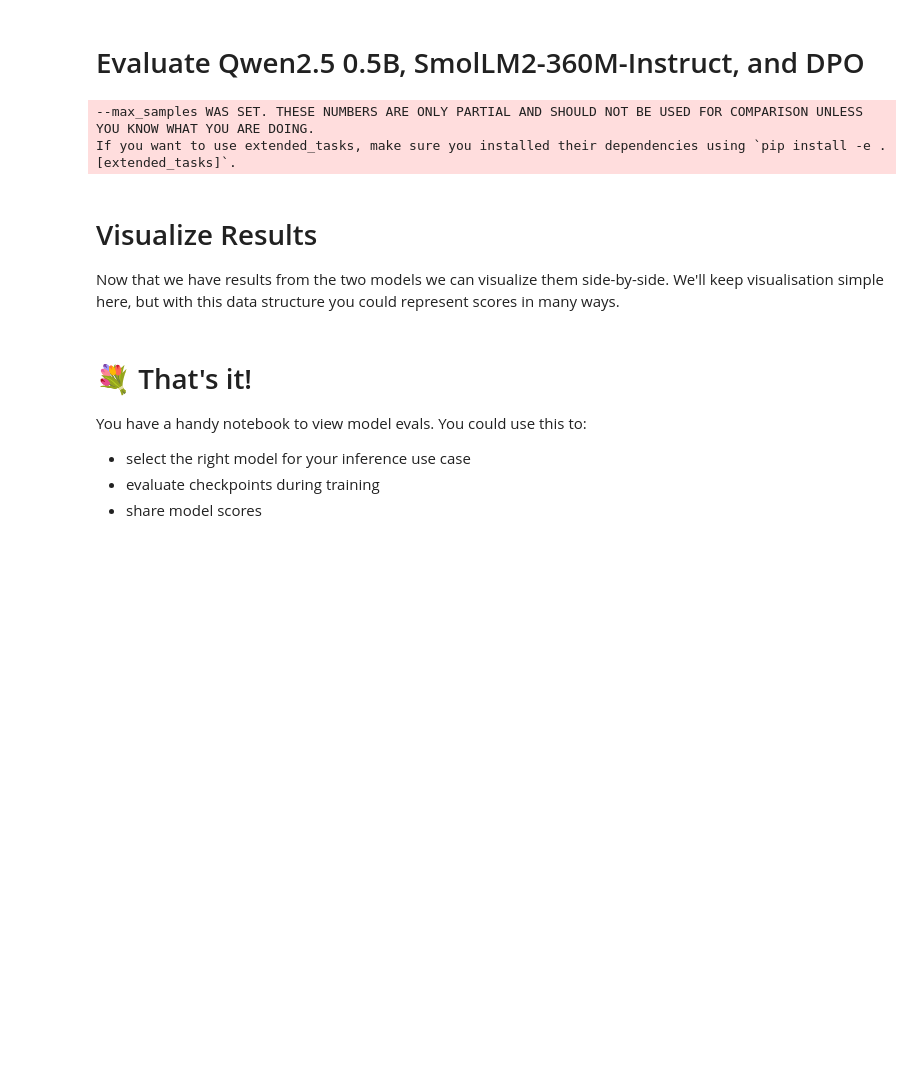
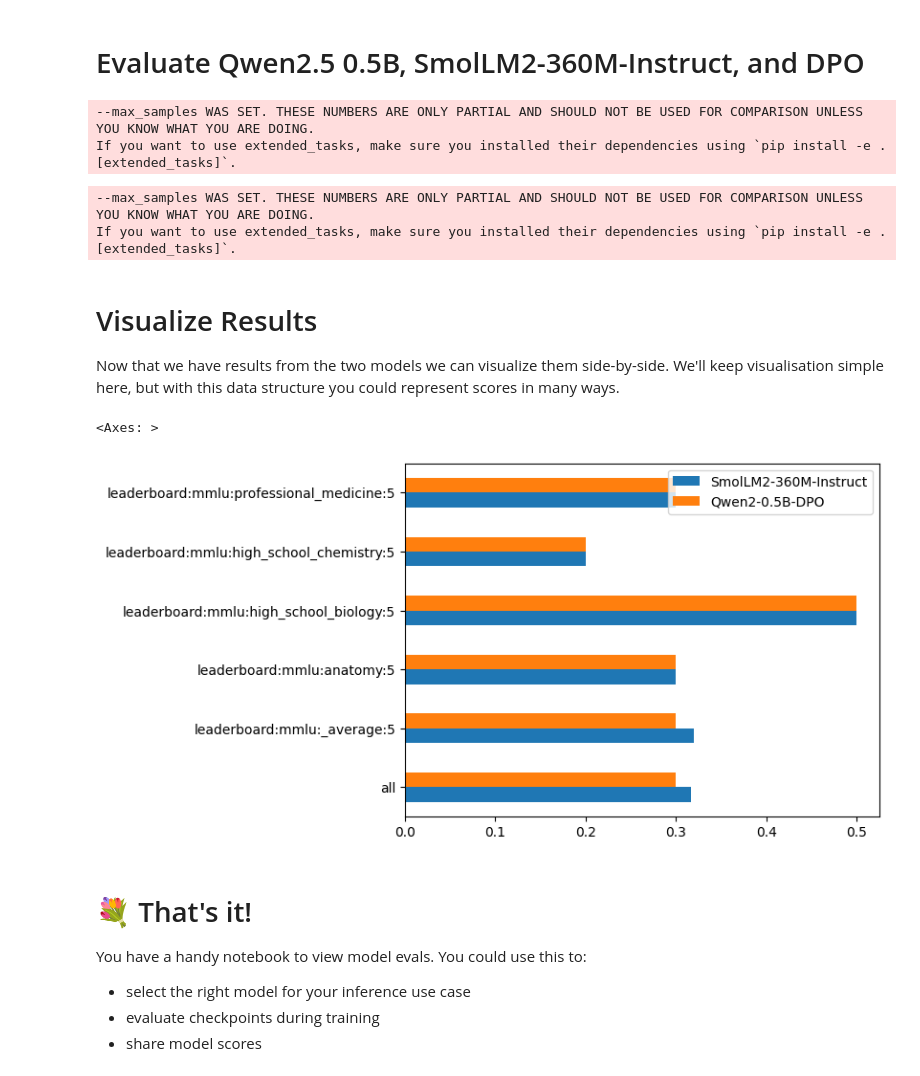
Before and after one commit to lukechen526/smol-course, a Jupyter notebook: 4_evaluation/notebooks/lighteval_evaluate_and_analyse_your_LLM.ipynb, the cells around one changed output. Saved outputs shown, nothing was run; the diff lists cells and outputs as text; code cells hidden in the pictures; blank space fills up the shorter version.

```diff
--- a/4_evaluation/notebooks/lighteval_evaluate_and_analyse_your_LLM.ipynb
+++ b/4_evaluation/notebooks/lighteval_evaluate_and_analyse_your_LLM.ipynb
@@ -73,10 +74,9 @@ from datetime import timedelta, datetime
 
 
 evaluation_tracker = EvaluationTracker(
-    output_dir="tmp/",
+    output_dir="~/tmp",
     save_details=True,
-    push_to_hub=True,
-    hub_results_org="lukechen526",
+    push_to_hub=False
 )
 
 pipeline_params = PipelineParameters(
@@ -85,44 +85,35 @@ pipeline_params = PipelineParameters(
     # override_batch_size=1,
     max_samples=10
  )
-
-# Evaluate Qwen2.5 0.5B
-qwen_model_config = TransformersModelConfig(model_name="Qwen/Qwen2.5-0.5B", dtype="auto", batch_size=1)
-pipeline = Pipeline(
-    tasks=domain_tasks,
-    pipeline_parameters=pipeline_params,
-    evaluation_tracker=evaluation_tracker,
-    model_config=qwen_model_config,
-)
-pipeline.evaluate()
-qwen_results = pipeline.get_results()
-
-# Evaluate SmolLM 360M
-smol_model_config = TransformersModelConfig(model_name="HuggingFaceTB/SmolLM2-360M-Instruct", dtype="auto", batch_size=1)
-pipeline = Pipeline(
-    tasks=domain_tasks,
-    pipeline_parameters=pipeline_params,
-    evaluation_tracker=evaluation_tracker,
-    model_config=smol_model_config,
-
-)
-pipeline.evaluate()
-smol_results = pipeline.get_results()
-
-# Evaluate DPO model (already loaded as a model object)
-dpo_model = TransformersModelConfig(model_name="lukechen526/SmolLM2-FT-DPO", dtype="auto", batch_size=1)
-pipeline = Pipeline(
-    tasks=domain_tasks,
-    pipeline_parameters=pipeline_params,
-    evaluation_tracker=evaluation_tracker,
-    model=dpo_model,
-
-)
-pipeline.evaluate()
-dpo_results = pipeline.get_results()
-# %% [output]
---max_samples WAS SET. THESE NUMBERS ARE ONLY PARTIAL AND SHOULD NOT BE USED FOR COMPARISON UNLESS YOU KNOW WHAT YOU ARE DOING.
-If you want to use extended_tasks, make sure you installed their dependencies using `pip install -e .[extended_tasks]`.
+# %%
+# Evaluate Qwen2.5 0.5B
+qwen_model_config = TransformersModelConfig(model_name="Qwen/Qwen2.5-0.5B", dtype="auto", batch_size=16)
+pipeline = Pipeline(
+    tasks=domain_tasks,
+    pipeline_parameters=pipeline_params,
+    evaluation_tracker=evaluation_tracker,
+    model_config=qwen_model_config,
+)
+pipeline.evaluate()
+qwen_results = pipeline.get_results()
+# %% [output]
+--max_samples WAS SET. THESE NUMBERS ARE ONLY PARTIAL AND SHOULD NOT BE USED FOR COMPARISON UNLESS YOU KNOW WHAT YOU ARE DOING.
+If you want to use extended_tasks, make sure you installed their dependencies using `pip install -e .[extended_tasks]`.
+# %%
+# Evaluate SmolLM 360M
+smol_model_config = TransformersModelConfig(model_name="HuggingFaceTB/SmolLM2-360M-Instruct", dtype="auto", batch_size=16)
+pipeline = Pipeline(
+    tasks=domain_tasks,
+    pipeline_parameters=pipeline_params,
+    evaluation_tracker=evaluation_tracker,
+    model_config=smol_model_config,
+
+)
+pipeline.evaluate()
+smol_results = pipeline.get_results()
+# %% [output]
+--max_samples WAS SET. THESE NUMBERS ARE ONLY PARTIAL AND SHOULD NOT BE USED FOR COMPARISON UNLESS YOU KNOW WHAT YOU ARE DOING.
+If you want to use extended_tasks, make sure you installed their dependencies using `pip install -e .[extended_tasks]`.
 # %% [markdown]
 # Visualize Results
 
@@ -130,11 +121,13 @@ Now that we have results from the two models we can visualize them side-by-side.
 # %%
 import pandas as pd
 
 df_0 = pd.DataFrame.from_records(smol_results["results"]).T["acc"].rename("SmolLM2-360M-Instruct")
 df_1 = pd.DataFrame.from_records(qwen_results["results"]).T["acc"].rename("Qwen2-0.5B-DPO")
-df_2 = pd.DataFrame.from_records(dpo_results["results"]).T["acc"].rename("lukechen526/SmolLM2-FT-DPO")
-df_0 = pd.concat([df_0, df_1, df_2], axis=1)
+df_0 = pd.concat([df_0, df_1], axis=1)
 df_0.plot(kind="barh")
+# %% [output]
+<Axes: >
+[figure, added]
 # %% [markdown]
 # 💐 That's it!
 
```
Also changed, not shown: parts of 1 cell of this notebook.
